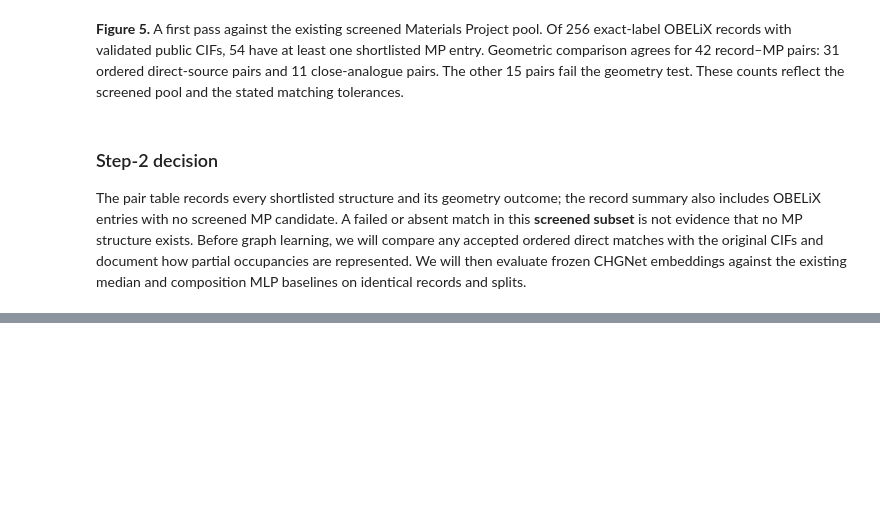
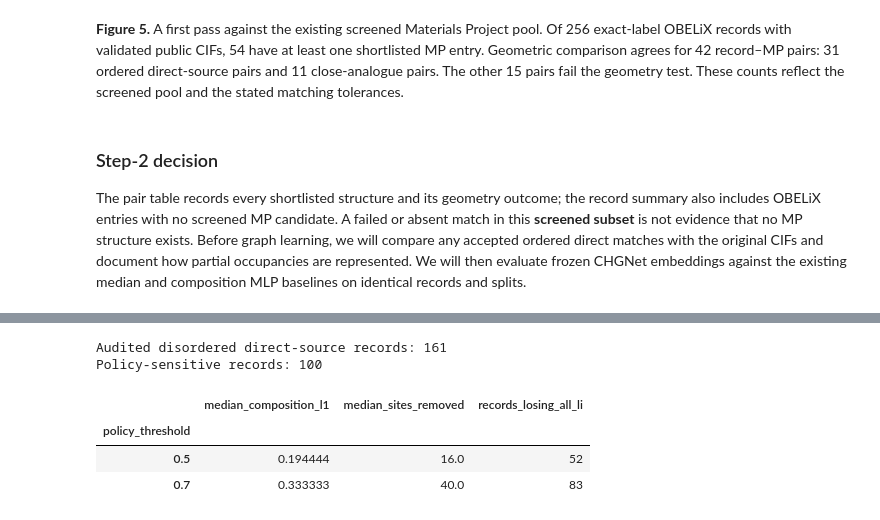
Before and after one commit to ZJYang-96485/Physics-Informed-Neural-Network-and-Multiscale-Simulations-for-Lithium-Ion-Conductors, a Jupyter notebook: battery_materials_project.ipynb, the cells around one changed output, grey strips where cells are left out. Drawn from its saved outputs; the diff is of its cells as text; code cells hidden in the pictures; blank space fills up the shorter version.

```diff
--- a/battery_materials_project.ipynb
+++ b/battery_materials_project.ipynb
@@ -2193,0 +2384,76 @@ The pair table records every shortlisted structure and its geometry outcome; the
+# %%
+OCCUPANCY_AUDIT_PATH=ROOT/"data/processed/obelix_occupancy_sensitivity.csv"
+
+
+def resolve_occupancy_by_threshold(structure,threshold):
+    resolved=structure.copy()
+    remove=[]
+    changed=0
+    for index,site in enumerate(resolved):
+        if site.is_ordered:
+            continue
+        changed+=1
+        ranked=sorted(site.species.items(),key=lambda item:(-float(item[1]),str(item[0])))
+        specie,occupancy=ranked[0]
+        if float(occupancy)>=threshold:
+            resolved.replace(index,specie)
+        else:
+            remove.append(index)
+    if remove:
+        resolved.remove_sites(remove)
+    return resolved,changed,len(remove)
+
+
+disordered_direct=structure_manifest.loc[
+    structure_manifest.has_exact_conductivity_label
+    & structure_manifest.metadata_validation_pass
+    & structure_manifest.structure_relation.eq("direct_source_cif")
+    & structure_manifest.requires_occupancy_resolution
+].copy()
+occupancy_rows=[]
+for row in disordered_direct.itertuples(index=False):
+    original=Structure.from_file(ROOT/row.cif_relative_path,primitive=False,sort=False)
+    variants={}
+    for threshold in (0.50,0.70):
+        variant,changed,removed=resolve_occupancy_by_threshold(original,threshold)
+        variants[threshold]=variant
+        original_li=float(original.composition.get("Li",0))
+        variant_li=float(variant.composition.get("Li",0))
+        occupancy_rows.append({
+            "record_id":row.record_id,"source_split":row.source_split,
+            "formula":row.formula,"policy_threshold":threshold,
+            "original_n_sites":len(original),"partial_site_count":changed,
+            "sites_removed":removed,"resolved_n_sites":len(variant),
+            "original_li_atoms_per_cell":original_li,
+            "resolved_li_atoms_per_cell":variant_li,
+            "li_atoms_changed":variant_li-original_li,
+            "fractional_composition_l1":fractional_composition_l1(
+                original.composition,variant.composition) if len(variant) else np.nan,
+            "resolved_is_ordered":variant.is_ordered,
+            "resolved_has_li":variant_li>0,
+        })
+    # Compare the graph-level atom list and overall composition across policies.
+    low,high=variants[0.50],variants[0.70]
+    policy_changed=(len(low)!=len(high) or
+        low.composition!=high.composition)
+    occupancy_rows[-2]["policy_changes_representation"]=policy_changed
+    occupancy_rows[-1]["policy_changes_representation"]=policy_changed
+
+occupancy_audit=pd.DataFrame(occupancy_rows)
+occupancy_audit.to_csv(OCCUPANCY_AUDIT_PATH,index=False)
+assert len(occupancy_audit)==2*len(disordered_direct)
+print("Audited disordered direct-source records:",len(disordered_direct))
+print("Policy-sensitive records:",int(occupancy_audit.loc[
+    occupancy_audit.policy_threshold.eq(0.50),"policy_changes_representation"].sum()))
+display(occupancy_audit.groupby("policy_threshold").agg(
+    median_composition_l1=("fractional_composition_l1","median"),
+    median_sites_removed=("sites_removed","median"),
+    records_losing_all_li=("resolved_has_li",lambda x:(~x).sum()),
+))
+# %% [output]
+Audited disordered direct-source records: 161
+Policy-sensitive records: 100
+|  | median_composition_l1 | median_sites_removed | records_losing_all_li |
+| policy_threshold |  |  |  |
+| 0.5 | 0.194444 | 16.0 | 52 |
+| 0.7 | 0.333333 | 40.0 | 83 |
```
Also changed, not shown: parts of 7 cells of this notebook, 6 other files.
